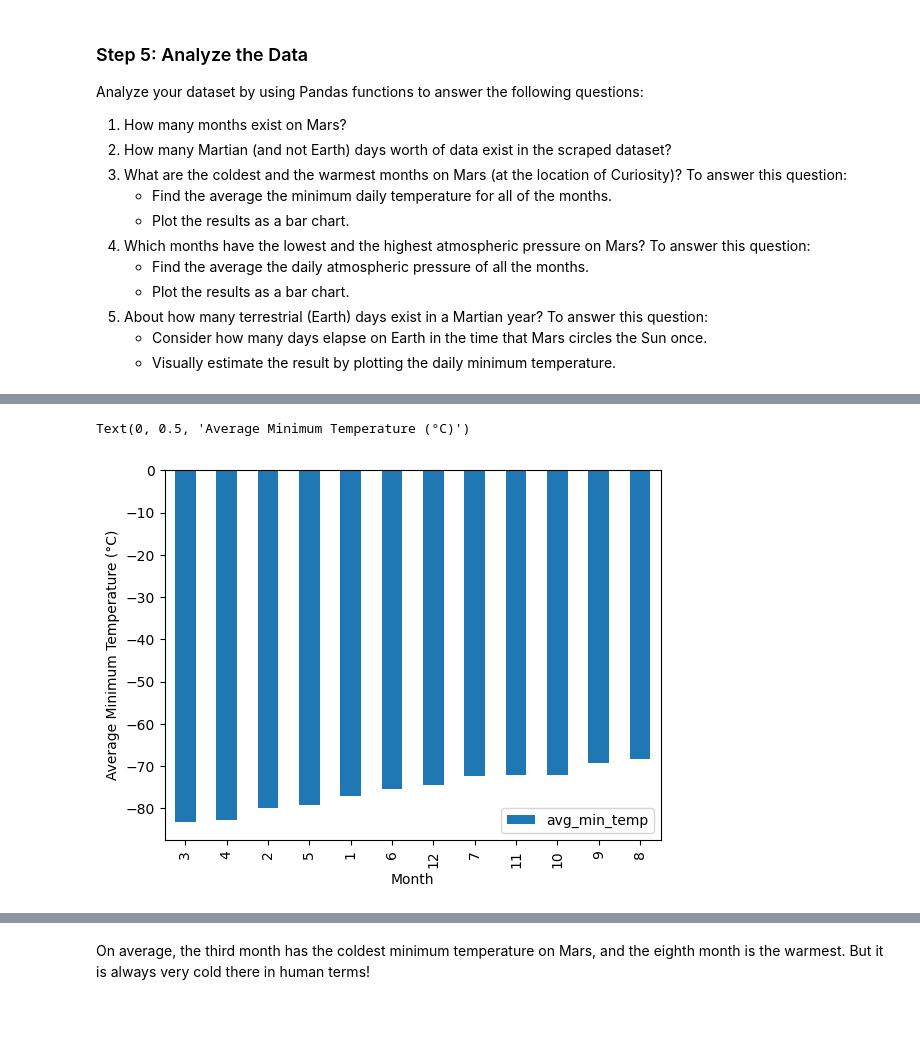
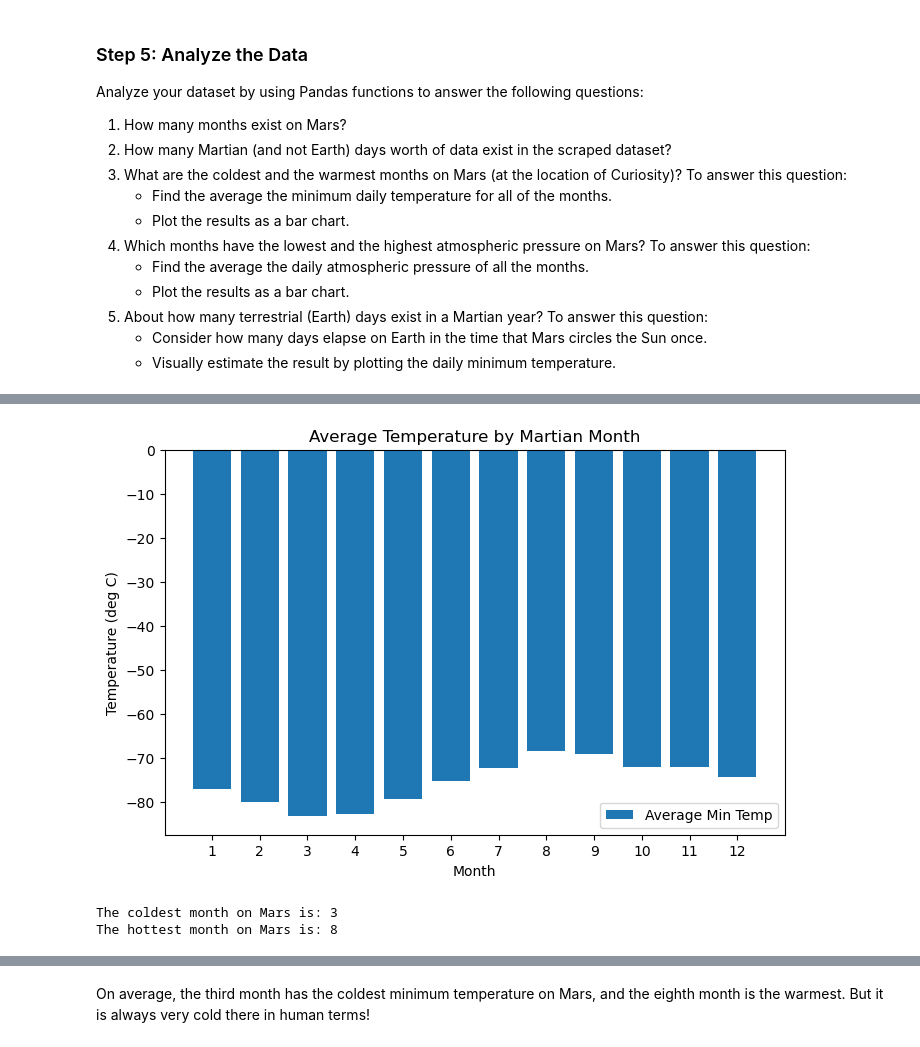
Before and after one commit to tvaughn905/Module-11-Challenge, a Jupyter notebook: Starter_Code/part_2_mars_weather.ipynb, the cells around one changed output, grey strips where cells are left out. Saved outputs shown, nothing was run; the diff lists cells and outputs as text; code cells hidden in the pictures; blank space fills up the shorter version.

```diff
--- a/Starter_Code/part_2_mars_weather.ipynb
+++ b/Starter_Code/part_2_mars_weather.ipynb
@@ -163,2 +108,11 @@ dtype: object
+# %%
+# Change data types for data analysis
+
+mars_weather_df[mars_weather_df.columns[1]] = pd.to_datetime(mars_weather_df[mars_weather_df.columns[1]])
+mars_weather_df[mars_weather_df.columns[2]] = mars_weather_df[mars_weather_df.columns[2]].astype(int)
+mars_weather_df[mars_weather_df.columns[3]] = mars_weather_df[mars_weather_df.columns[3]].astype(int)
+mars_weather_df[mars_weather_df.columns[4]] = mars_weather_df[mars_weather_df.columns[4]].astype(int)
+mars_weather_df[mars_weather_df.columns[5]] = mars_weather_df[mars_weather_df.columns[5]].astype(float)
+mars_weather_df[mars_weather_df.columns[6]] = mars_weather_df[mars_weather_df.columns[6]].astype(float)
 # %%
 # Confirm type changes were successful by examining data types again
@@ -231,6 +155,8 @@ Name: terrestrial_date, Length: 1867, dtype: int64
 # %%
 # 3. What is the average low temperature by month?
-avg_min_temp = group_by_month['min_temp'].mean()
+mars_month_temp = mars_weather_df[['month','min_temp']].groupby(by='month').mean()
 
-print(avg_min_temp)
+mars_month_temp['min_temp'] = mars_month_temp['min_temp'].round(decimals = 2)
+
+mars_month_temp
 # %% [output]
@@ -260,24 +177,22 @@ Text(0, 0.5, 'Average Minimum Temperature (°C)')
-# %%
-# Identify the coldest and hottest months in Curiosity's location
-# Identify the coldest and hottest months in Curiosity's location
-
-# Reset the index to create columns and give the second one avg_min_temp name
-avg_min_temp_renamed = avg_min_temp.reset_index().rename(columns={'min_temp': 'avg_min_temp'})
-
-# Set the index to month column
-avg_min_temp_renamed = avg_min_temp_renamed.set_index('month')
-
-# Sort the avg min temp values in descending order
-avg_min_temp_sorted = avg_min_temp_renamed.sort_values(by='avg_min_temp')
-
-# Plot the results as a bar chart
-avg_min_temp_sorted_chart = avg_min_temp_sorted.plot.bar()
-
-# Label the axes
-avg_min_temp_sorted_chart.set_xlabel('Month')
-avg_min_temp_sorted_chart.set_ylabel('Average Minimum Temperature (°C)')
-# %% [output]
-Text(0, 0.5, 'Average Minimum Temperature (°C)')
-[figure, removed]
+# %%
+# Plot the average temperature by month
+fig, ax = plt.subplots(figsize=[8,5])
+ax = plt.bar(mars_month_temp.index,mars_month_temp.min_temp)
+plt.xticks(ticks = range(1,13,1))
+plt.xlabel('Month')
+plt.ylabel('Temperature (deg C)')
+plt.title('Average Temperature by Martian Month')
+plt.legend(['Average Min Temp'],loc='best')
+plt.show()
+# %% [output]
+[figure, added]
+# %%
+# Identify the coldest and hottest months in Curiosity's location
+print (f"The coldest month on Mars is: {mars_month_temp['min_temp'].idxmin()}")
+
+print (f"The hottest month on Mars is: {mars_month_temp['min_temp'].idxmax()}")
+# %% [output]
+The coldest month on Mars is: 3
+The hottest month on Mars is: 8
 # %%
 # 4. Average pressure by Martian month
```
Also changed, not shown: parts of 20 cells of this notebook.
